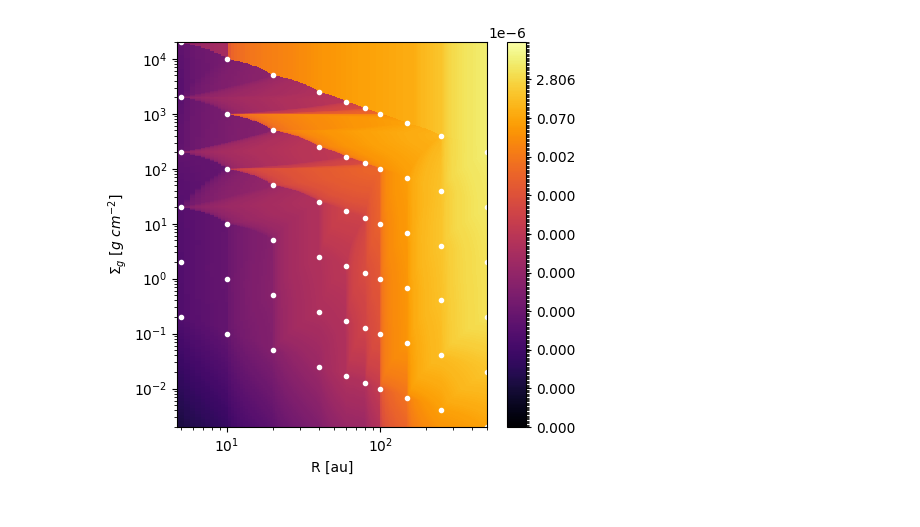
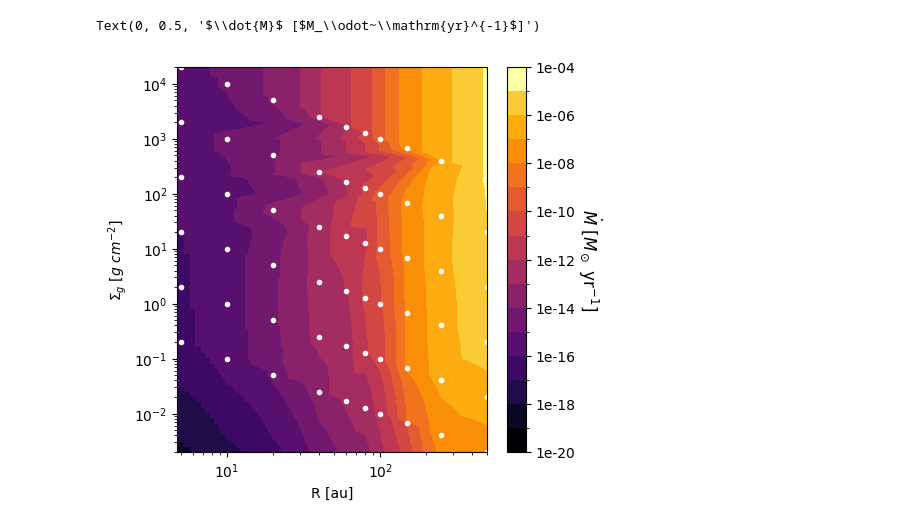
Before and after one commit to SiminTong/FRIEDgrid, a Jupyter notebook: example.ipynb, the cells around one changed output. Drawn from its saved outputs; the diff is of its cells as text; code cells hidden in the pictures.

```diff
--- a/example.ipynb
+++ b/example.ipynb
@@ -12,23 +15,26 @@ f.interp_hdyro_mdot()
 f.extrap_hydro_mdot()
 # %%
 fig, ax =plt.subplots(1, 1, figsize=(5, 5))
-bounds = np.logspace(-20, -4, 300)
+bounds = np.logspace(-20, -4, 17)
 cmap = mpl.colormaps['inferno'].resampled(len(bounds))
 norm = colors.BoundaryNorm(bounds, cmap.N)
 im1= ax.pcolormesh(f.r_new, f.sigma_new, f.mdot_new.T, cmap=cmap, norm=norm)#, locator=ticker.LogLocator())#, cmap='jet')
 #, shading='nearest'
 ax.set_xlabel('R [au]')
 ax.set_ylabel(r'$\Sigma_g$ [$g~cm^{-2}$]')
 ax.set_xscale('log')
 ax.set_yscale('log')
 
 sigma_ = f.sigma_hydro
 r_out_uni = np.unique(f.data['Disc outer radius [au]'])
 for i in range(sigma_.shape[0]):
     ax.scatter(r_out_uni[::-1], sigma_[i, :], color='white', marker='.')
 
-cbar = fig.colorbar(mpl.cm.ScalarMappable(cmap=cmap, norm=norm), ax=ax)
+cbar = fig.colorbar(mpl.cm.ScalarMappable(cmap=cmap, norm=norm), ax=ax, format='%.0e')
+cbar.ax.set_ylabel('$\dot{M}$ [$M_\odot~\mathrm{yr}^{-1}$]', fontsize=12, rotation=270, labelpad=20)
+#cbar.set_ticklabels()
 #cbar.set_ticks(bounds)
 #cbar.set_ticklabels(bounds)
 # %% [output]
+Text(0, 0.5, '$\\dot{M}$ [$M_\\odot~\\mathrm{yr}^{-1}$]')
-[figure, old version]
+[figure, new version]
```
Also changed, not shown: parts of 1 cell of this notebook.
